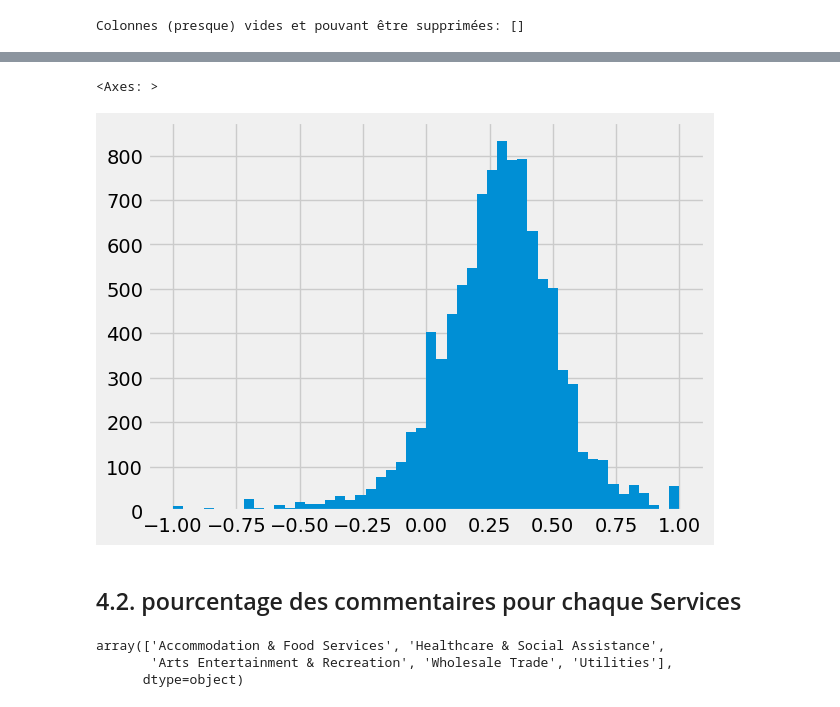
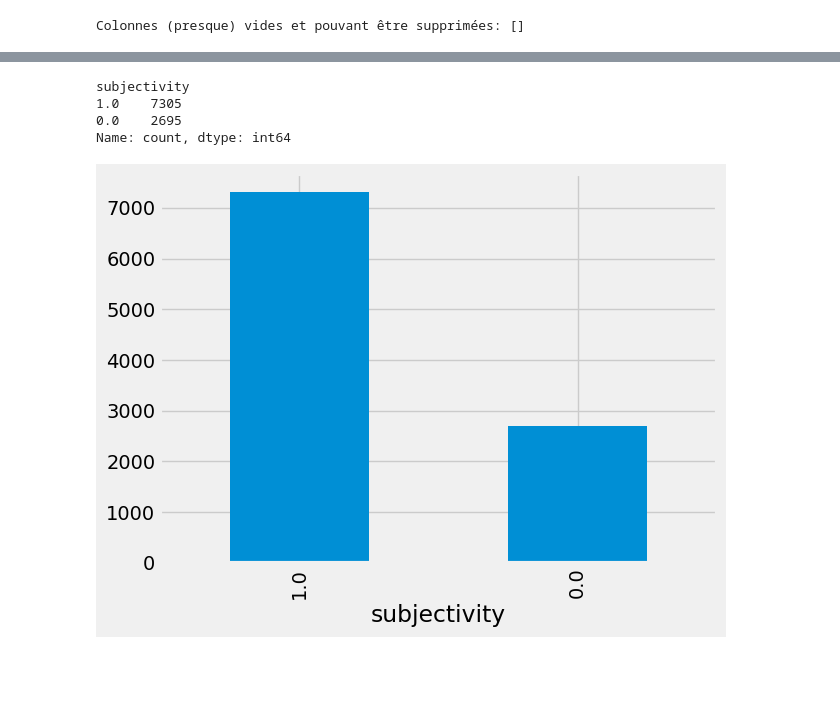
Before and after one commit to weda-mossab/Predicting-Hotel-Occupancy-Rates-with-Sentiment-Analysis-of-Reviews, a Jupyter notebook: Hotel Reviews/hotel_Reviews.ipynb, the cells around one changed output, grey strips where cells are left out. Drawn from its saved outputs; the diff is of its cells as text; code cells hidden in the pictures; blank space fills up the shorter version.

```diff
--- a/Hotel Reviews/hotel_Reviews.ipynb
+++ b/Hotel Reviews/hotel_Reviews.ipynb
@@ -391,0 +200,9 @@ See the caveats in the documentation: https://pandas.pydata.org/pandas-docs/stab
+# %%
+columns_to_drop = [
+    'longitude', 'latitude', 'keys', 'postalCode','reviews.dateSeen', 'reviews.userProvince', 'dateAdded', 'dateUpdated', 'sourceURLs', 'websites', 'reviews.username'
+]
+
+df = df.drop(columns=columns_to_drop)
+
+# Verify the columns have been dropped
+print("Remaining columns:\n", df.columns)
@@ -391,0 +563,3 @@ See the caveats in the documentation: https://pandas.pydata.org/pandas-docs/stab
+# %%
+df['subjectivity'][df.subjectivity > 0.5] = 1
+df['subjectivity'][df.subjectivity <= 0.5] = 0
@@ -426,30 +612,9 @@ df.subjectivity.hist(bins=50)
-# %%
-df.polarity.hist(bins=50)
-# %% [output]
-<Axes: >
-[figure, removed]
-# %% [markdown]
-## 4.2. pourcentage des commentaires pour chaque Services
-# %%
-categories_to_modify = [
-    'Healthcare & Social Assistance,Accommodation & Food Services',
-    'Accommodation & Food Services,Arts Entertainment & Recreation',
-    'Wholesale Trade,Accommodation & Food Services'
-]
-
-# Fonction pour suprimer le segment repeter dans chaque service (primaryCategories)
-def remove_repeated_segment(category):
-    if category in categories_to_modify:
-        # supprimer 'Accommodation & Food Services,' et ',Accommodation & Food Services' dans les noms des services
-        return category.replace('Accommodation & Food Services,', '').replace(',Accommodation & Food Services', '')
-    else:
-        return category
-
-# application du fonction
-df['primaryCategories'] = df['primaryCategories'].apply(remove_repeated_segment)
-
-df['primaryCategories'].unique()
-# %% [output]
-array(['Accommodation & Food Services', 'Healthcare & Social Assistance',
-       'Arts Entertainment & Recreation', 'Wholesale Trade', 'Utilities'],
-      dtype=object)
+# %%
+df.subjectivity.value_counts().plot.bar()
+df.subjectivity.value_counts()
+# %% [output]
+subjectivity
+1.0    7305
+0.0    2695
+Name: count, dtype: int64
+[figure, added]
```
Also changed, not shown: parts of 97 cells of this notebook.
